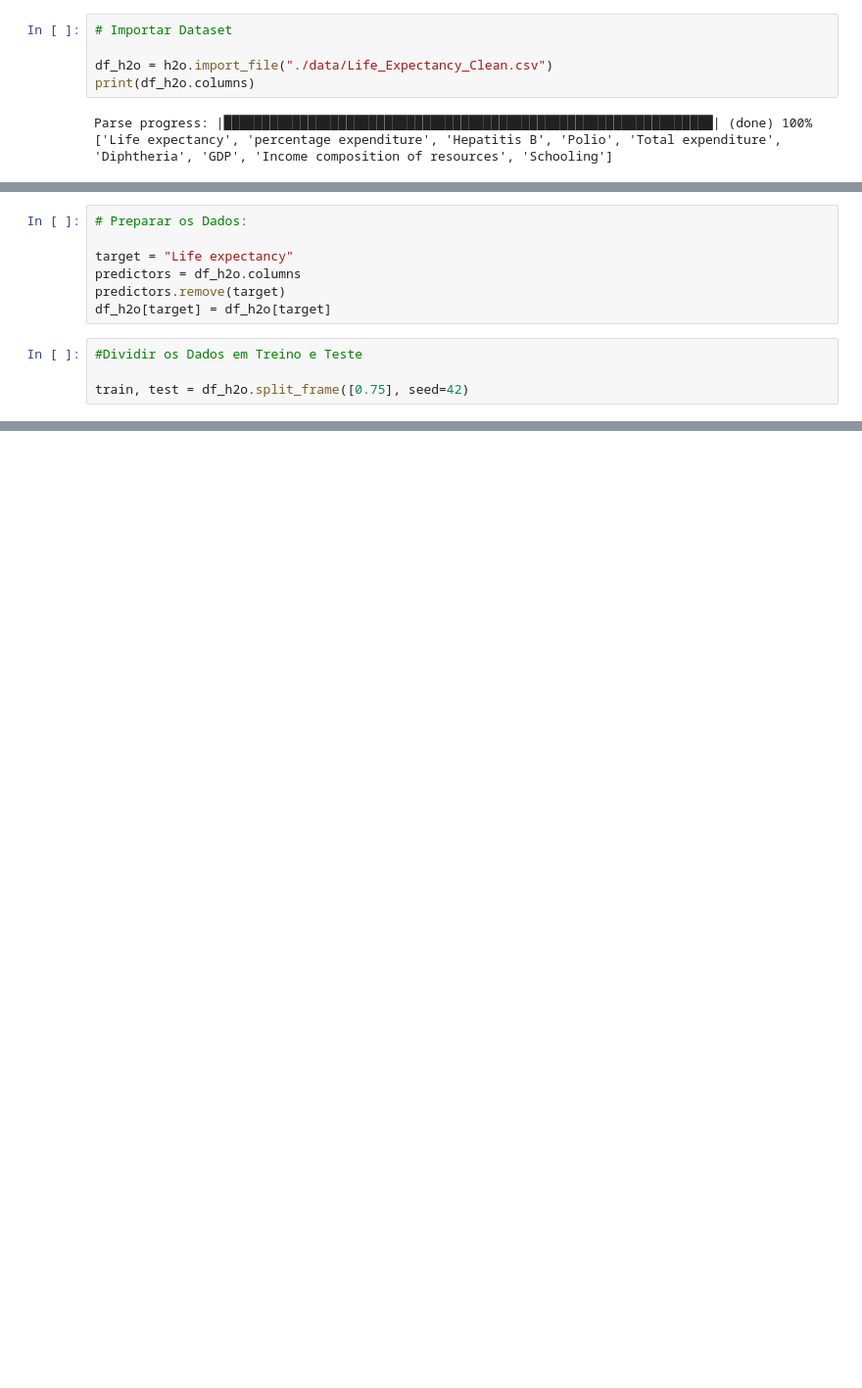
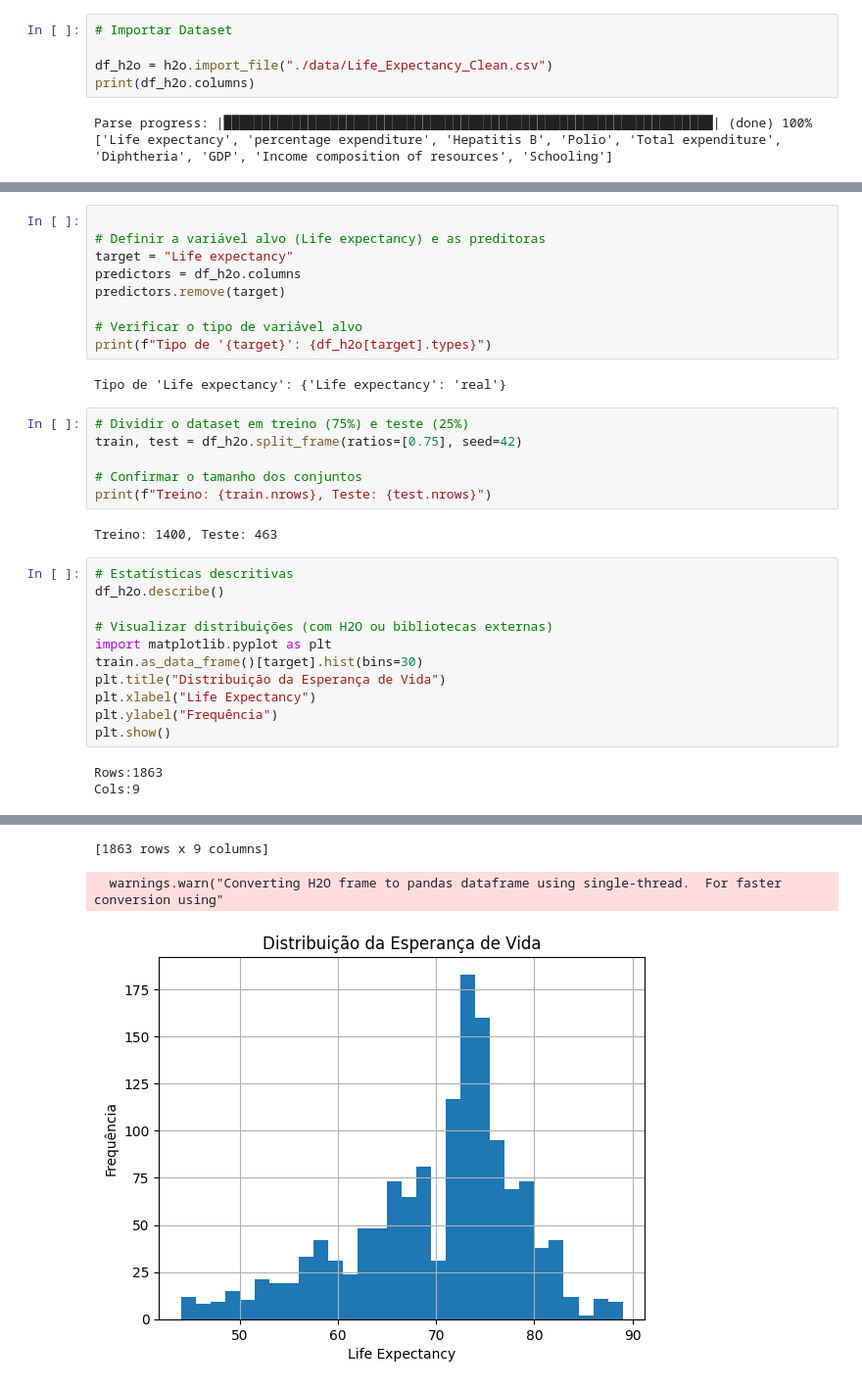
Before and after one commit to AvelinoAlmeida/Life-Expectancy, a Jupyter notebook: 4-h2o.ipynb, the cells around one changed output, grey strips where cells are left out. Shown at 98% size. Saved outputs shown, nothing was run; the diff lists cells and outputs as text; blank space fills up the shorter version.

```diff
--- a/4-h2o.ipynb
+++ b/4-h2o.ipynb
@@ -47,11 +57,33 @@ Parse progress: |█████████████████████
 # %%
-# Preparar os Dados:
 
+# Definir a variável alvo (Life expectancy) e as preditoras
 target = "Life expectancy"
 predictors = df_h2o.columns
 predictors.remove(target)
-df_h2o[target] = df_h2o[target]
+
+# Verificar o tipo de variável alvo
+print(f"Tipo de '{target}': {df_h2o[target].types}")
+# %% [output]
+Tipo de 'Life expectancy': {'Life expectancy': 'real'}
 # %%
-#Dividir os Dados em Treino e Teste
+# Dividir o dataset em treino (75%) e teste (25%)
+train, test = df_h2o.split_frame(ratios=[0.75], seed=42)
 
-train, test = df_h2o.split_frame([0.75], seed=42)
+# Confirmar o tamanho dos conjuntos
+print(f"Treino: {train.nrows}, Teste: {test.nrows}")
+# %% [output]
+Treino: 1400, Teste: 463
+# %%
+# Estatísticas descritivas
+df_h2o.describe()
+
+# Visualizar distribuições (com H2O ou bibliotecas externas)
+import matplotlib.pyplot as plt
+train.as_data_frame()[target].hist(bins=30)
+plt.title("Distribuição da Esperança de Vida")
+plt.xlabel("Life Expectancy")
+plt.ylabel("Frequência")
+plt.show()
+# %% [output]
+Rows:1863
+Cols:9
@@ -57,0 +108,3 @@ train, test = df_h2o.split_frame([0.75], seed=42)
+[1863 rows x 9 columns]
+  warnings.warn("Converting H2O frame to pandas dataframe using single-thread.  For faster conversion using"
+[figure, added]
```
Also changed, not shown: parts of 16 cells of this notebook, 2 other files.
